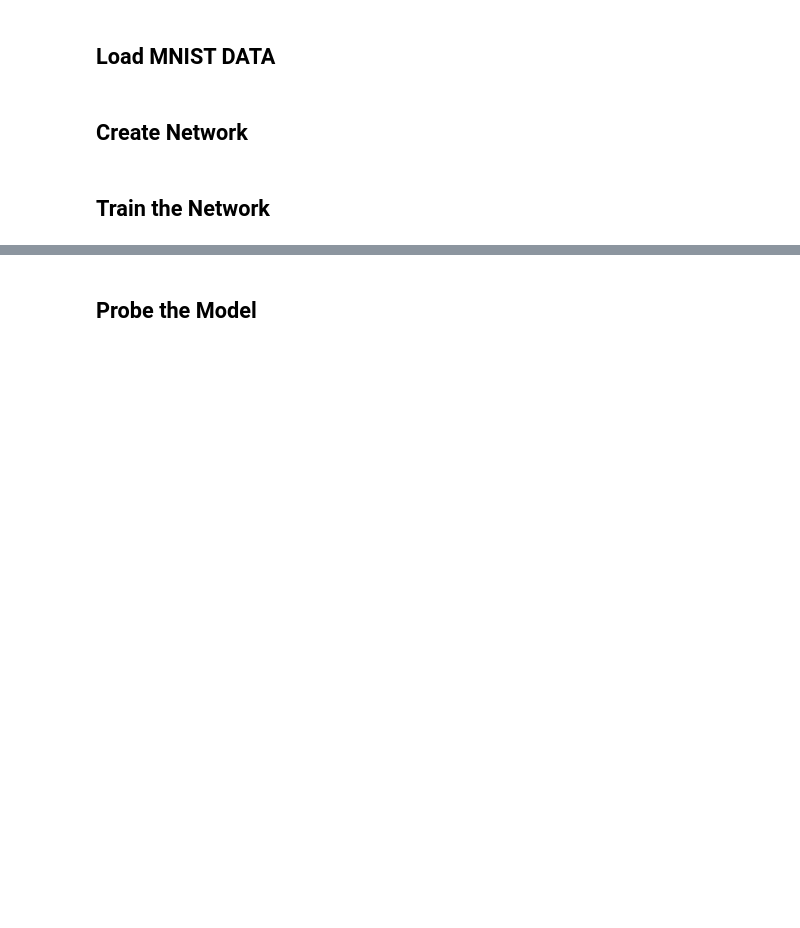
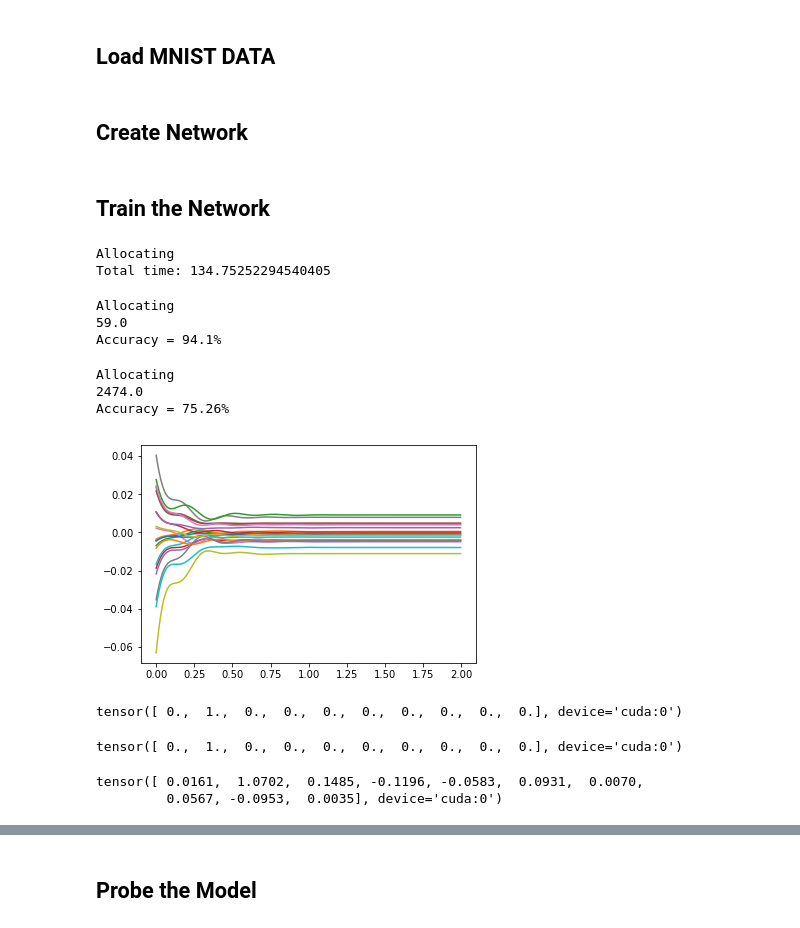
Before and after one commit to jorchard/peBogacz, a Jupyter notebook: python/Reverse MNIST.ipynb, the cells around one changed output, grey strips where cells are left out. Drawn from its saved outputs; the diff is of its cells as text; code cells hidden in the pictures; blank space fills up the shorter version.

Commit message:
created NN.Learn method

```diff
--- a/python/Reverse MNIST.ipynb
+++ b/python/Reverse MNIST.ipynb
@@ -29,7 +31,7 @@ importlib.reload(Layer);
 train, validate, test = mnist_loader.load_data_wrapper()
 train = [torch.tensor(train[0]).float().to(device), torch.tensor(train[1]).float().to(device)]
 # %%
-howmany = 100 #1000 #50
+howmany = 1000 #1000 #50
 train, validate, test = mnist_loader.load_data_wrapper()
 train = [torch.tensor(train[0][:howmany]).float().to(device), torch.tensor(train[1][:howmany]).float().to(device)]
 # %% [markdown]
@@ -66,7 +88,56 @@ net.SetTau(0.08)
+# %%
+net = NN.NeuralNetwork()
+net.Load('MNIST reversed deep v4.npy')
 # %%
-net.learning_blackout = 1.
+net.learning_blackout = 0.5
 # %%
 net.layers[0].Probe(True)
 net.layers[1].Probe(True)
 # %% [markdown]
 ## Train the Network
+# %%
+start_time = time.time()
+net.learning_blackout = 0.5
+net.learning_tau = 5.
+net.Learn(train[1], train[0], T=1.5, dt=0.005, epochs=1, batch_size=5)
+end_time = time.time()
+print('Total time: '+str(end_time-start_time))
+# %% [output]
+Allocating
+Total time: 134.75252294540405
+# %%
+net.BackprojectExpectation(train[0])
+z = net.layers[1].sigma(net.layers[1].v)@net.connections[0].M + net.layers[0].b
+y_true = train[1]
+y = np.array([np.array(Layer.softmax(k)) for k in z])
+
+yarray = np.array(deepcopy(y))
+yy = np.zeros(np.shape(yarray))
+for idx, blah in enumerate(yarray):
+    yy[idx,:] = NN.OneHot(blah)
+
+err = np.sum(np.abs(yy-np.array(train[1])))/2.
+print(err)
+print('Accuracy = '+str((len(yy)-err)/len(yy)*100.)+'%')
+# %% [output]
+Allocating
+59.0
+Accuracy = 94.1%
+# %%
+net.BackprojectExpectation(test[0])
+z = net.layers[1].sigma(net.layers[1].v)@net.connections[0].M + net.layers[0].b
+y_true = test[1]
+y = np.array([np.array(Layer.softmax(k)) for k in z])
+
+yarray = np.array(deepcopy(y))
+yy = np.zeros(np.shape(yarray))
+for idx, blah in enumerate(yarray):
+    yy[idx,:] = NN.OneHot(blah)
+
+err = np.sum(np.abs(yy-np.array(test[1])))/2.
+print(err)
+print('Accuracy = '+str((len(yy)-err)/len(yy)*100.)+'%')
+# %% [output]
+Allocating
+2474.0
+Accuracy = 75.26%
@@ -72,0 +147,26 @@ net.layers[1].Probe(True)
+# %%
+p=269
+net.Reset()
+net.SetTau(0.08)
+net.BackprojectExpectation(train[0][p])
+net.PropagateErrors(train[1][p])
+#net.ResetErrors()
+net.Infer(2., train[1][p], train[0][p], dt=0.005, learning=False)
+
+plt.plot(net.t_history, np.array(net.layers[1].e_history)[:,:20]);
+# %% [output]
+[figure, added]
+# %%
+net.Reset()
+net.BackprojectExpectation(train[0][p])
+net.PropagateErrors(train[1][p])
+net.layers[0].v
+# %% [output]
+tensor([ 0.,  1.,  0.,  0.,  0.,  0.,  0.,  0.,  0.,  0.], device='cuda:0')
+# %%
+print(train[1][p])
+net.layers[1].sigma(net.layers[1].v)@net.connections[0].M + net.layers[0].b
+# %% [output]
+tensor([ 0.,  1.,  0.,  0.,  0.,  0.,  0.,  0.,  0.,  0.], device='cuda:0')
+tensor([ 0.0161,  1.0702,  0.1485, -0.1196, -0.0583,  0.0931,  0.0070,
+         0.0567, -0.0953,  0.0035], device='cuda:0')
```
Also changed, not shown: parts of 34 cells of this notebook, 4 other files.
